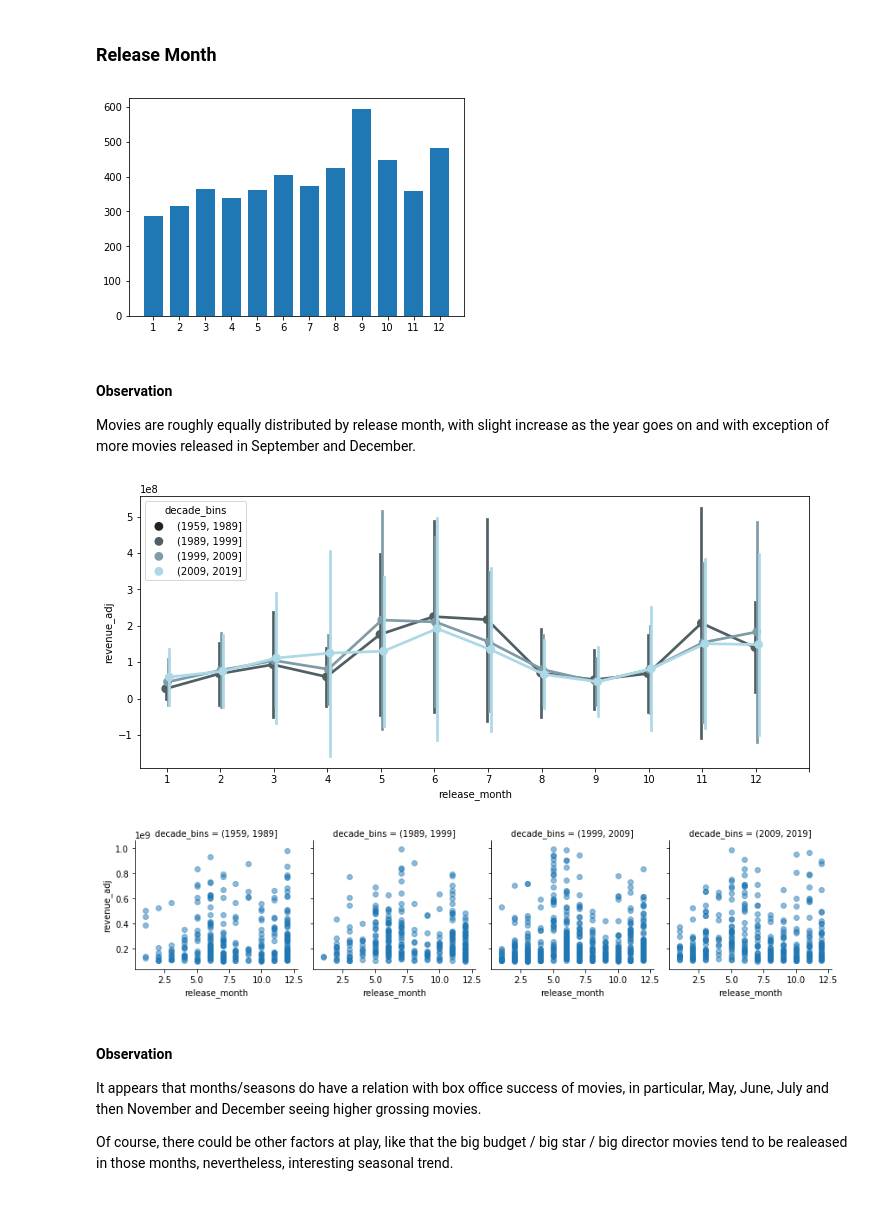
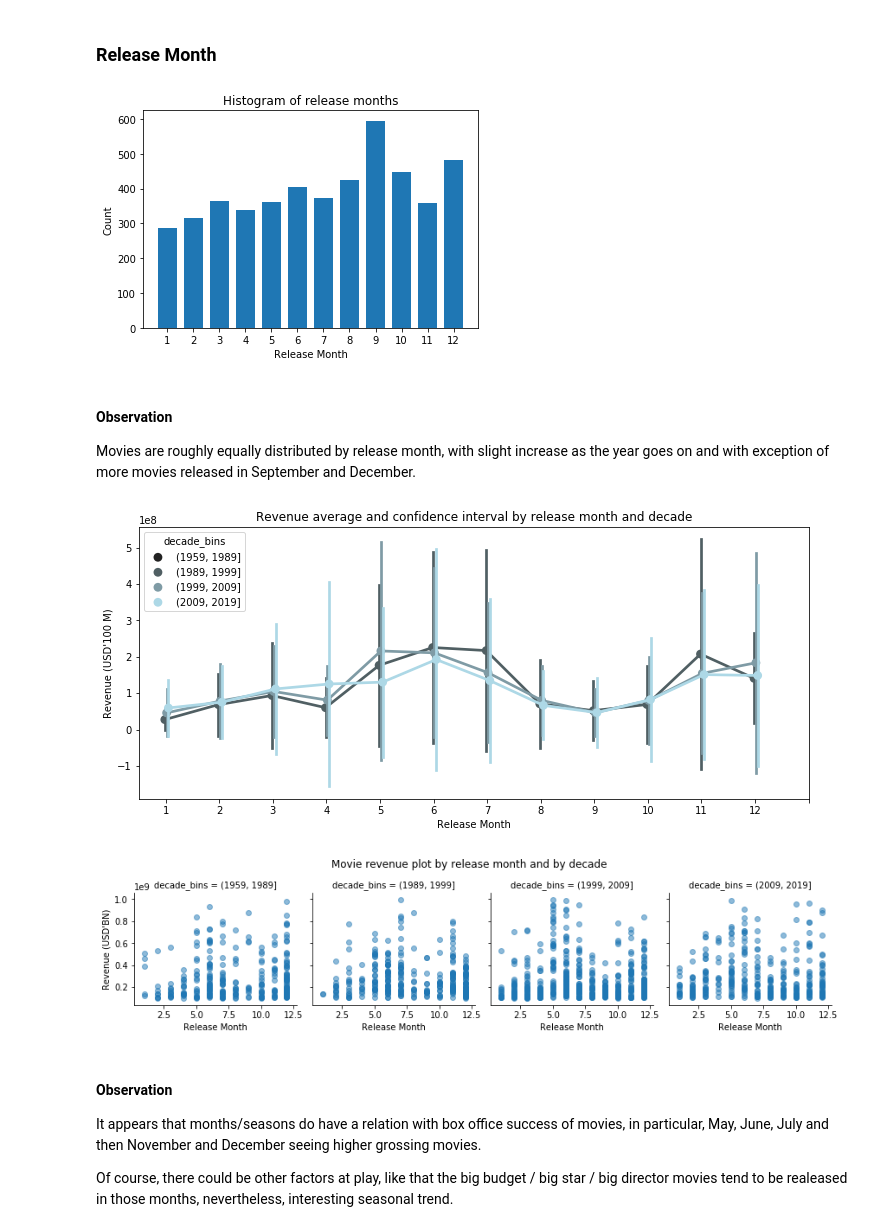
Before and after one commit to VilijaVait/data-analyst-udacity, a Jupyter notebook: projects/MovieDataAnalysis/movie-dataset-analysis-full.ipynb, the cells around one changed output. Saved outputs shown, nothing was run; the diff lists cells and outputs as text; code cells hidden in the pictures.

```diff
--- a/projects/MovieDataAnalysis/movie-dataset-analysis-full.ipynb
+++ b/projects/MovieDataAnalysis/movie-dataset-analysis-full.ipynb
@@ -498,9 +557,12 @@ if anything 2010-2019 perhaps has a slightly fatter tail from 400 million range
 ### Release Month
 # %%
 plt.hist(df.release_month, bins = np.arange(1,14,1), align='left', rwidth=0.7)
-plt.xticks(np.arange(1,13,1));
+plt.xticks(np.arange(1,13,1))
+plt.title('Histogram of release months')
+plt.xlabel('Release Month')
+plt.ylabel('Count');
 # %% [output]
-[figure, old version]
+[figure, new version]
 # %% [markdown]
 #### Observation
 
@@ -512,18 +574,24 @@ Movies are roughly equally distributed by release month, with slight increase as
 plt.figure(figsize = [12,5])
 sns.pointplot(data = df[df.release_year >1989], y = 'revenue_adj', x = 'release_month', hue = 'decade_bins',
               alpha = 0.5, ci = 'sd', linestyles = "-", dodge = True, color = 'lightblue')
-plt.xticks(np.arange(0,13,1));
+plt.xticks(np.arange(0,13,1))
+plt.title("Revenue average and confidence interval by release month and decade")
+plt.xlabel("Release Month")
+plt.ylabel('Revenue (USD'"'100 M)");
 # %% [output]
-[figure, old version]
+[figure, new version]
 # %%
 # will have a quick visual check of numbers of movies released in different decades, and
 # how their revenue distribution looks like
 
 decade_plt = sns.FacetGrid(df[(df.revenue_adj < 10**9)&(df.revenue_adj > 10**8)], col="decade_bins")
 decade_plt.map(plt.scatter, "release_month", "revenue_adj", alpha = 0.5)
-decade_plt.add_legend();
+decade_plt.add_legend()
+decade_plt.set_axis_labels("Release Month","Revenue (USD'BN)")
+plt.subplots_adjust(top=0.8)
+decade_plt.fig.suptitle('Movie revenue plot by release month and by decade');
 # %% [output]
-[figure, old version]
+[figure, new version]
 # %% [markdown]
 #### Observation
 
```
Also changed, not shown: parts of 30 cells of this notebook, 1 other file.
